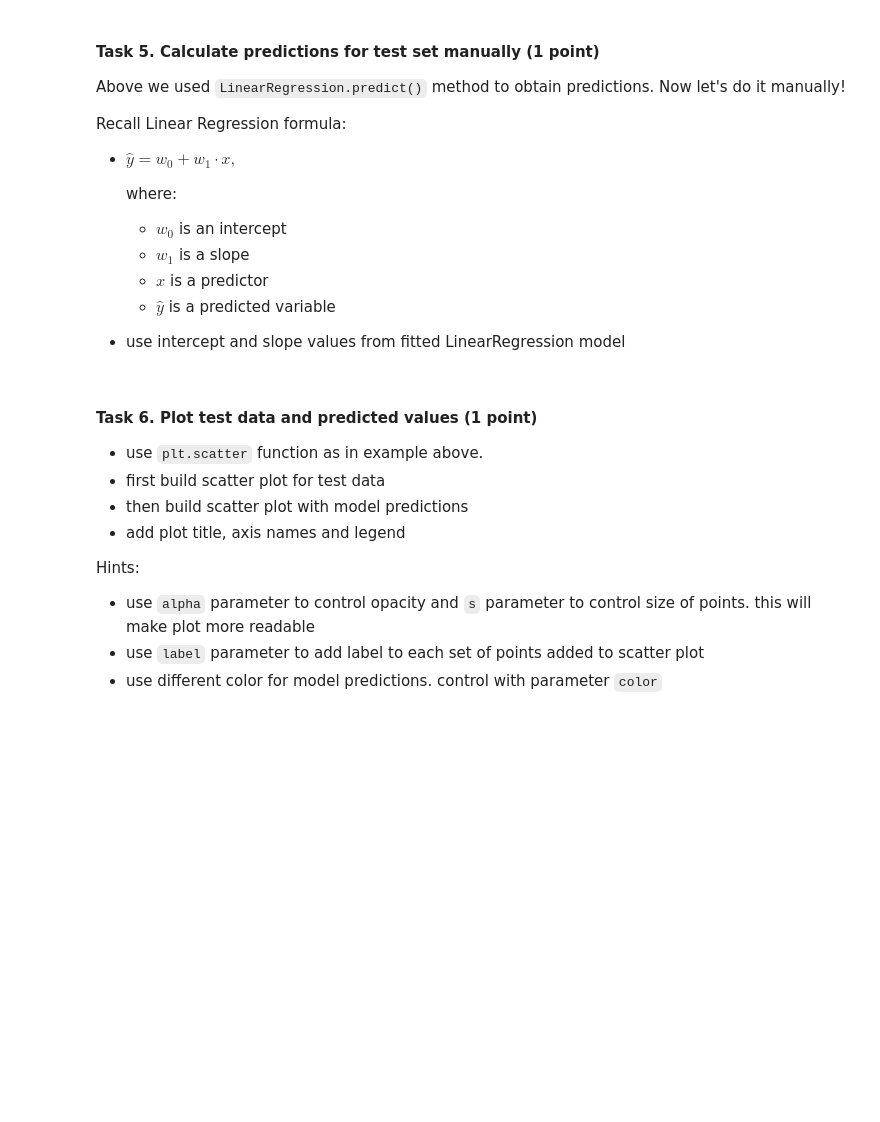
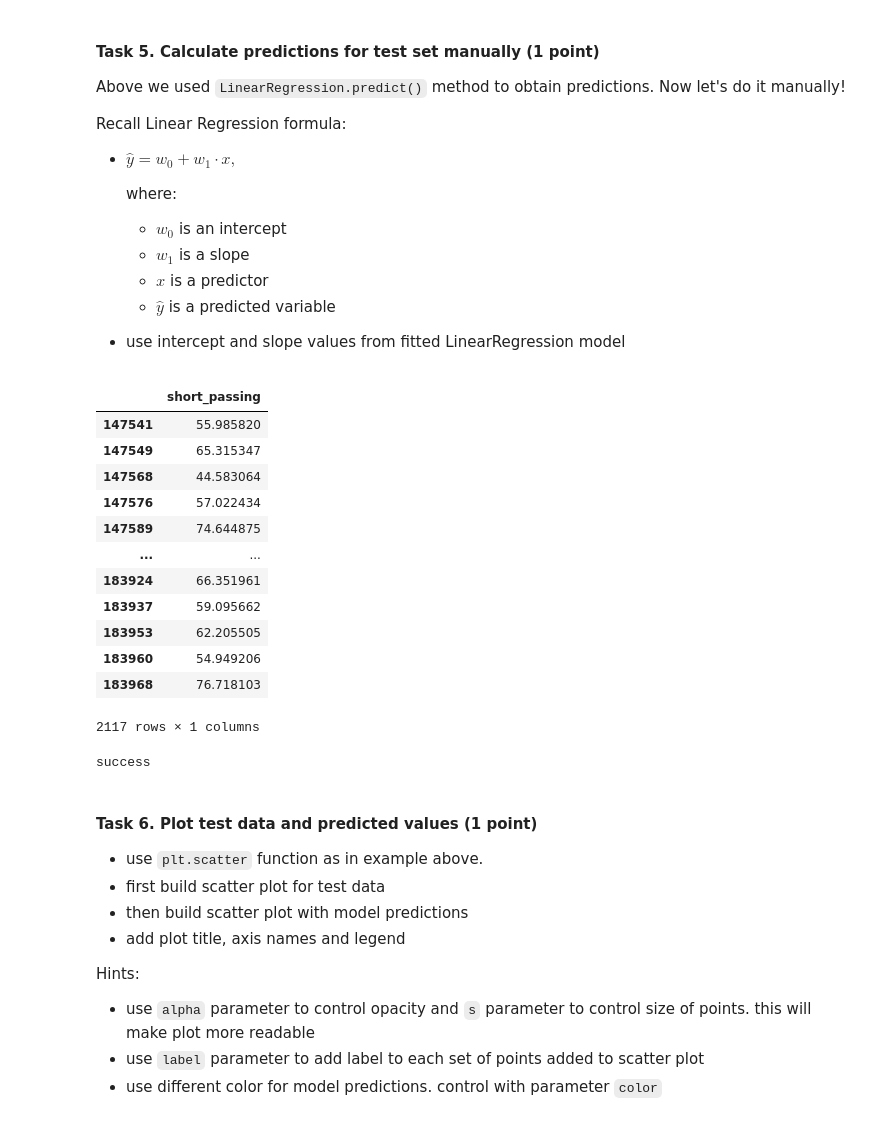
Before and after one commit to alsing/ml-intro-rs-school, a Jupyter notebook: 3 - Linear Regression/linear_regression.ipynb, the cells around one changed output. Drawn from its saved outputs; the diff is of its cells as text; code cells hidden in the pictures; blank space fills up the shorter version.

```diff
--- a/3 - Linear Regression/linear_regression.ipynb
+++ b/3 - Linear Regression/linear_regression.ipynb
@@ -588,15 +608,32 @@ Recall Linear Regression formula:
 # %%
 # use `x_test` for calculations as is (it's a DataFrame with 1 column).
 # do not convert it to Series or numpy array.
 
 # your code here:
-# model_manual_preds = ...
+model_manual_preds = model_intercept + model_slope * x_test
+model_manual_preds
+# %% [output]
+|  | short_passing |
+| 147541 | 55.985820 |
+| 147549 | 65.315347 |
+| 147568 | 44.583064 |
+| 147576 | 57.022434 |
+| 147589 | 74.644875 |
+| ... | ... |
+| 183924 | 66.351961 |
+| 183937 | 59.095662 |
+| 183953 | 62.205505 |
+| 183960 | 54.949206 |
+| 183968 | 76.718103 |
+2117 rows × 1 columns
 # %%
 assert isinstance(model_manual_preds, pd.DataFrame)
 # %%
 # ensure our manual predictions are the same as model generated
 assert np.allclose(model_preds, model_manual_preds.iloc[:, 0].to_numpy())
 print('success')
+# %% [output]
+success
 # %% [markdown]
 #### Task 6. Plot test data and predicted values (1 point)
 
```
Also changed, not shown: parts of 12 cells of this notebook.
